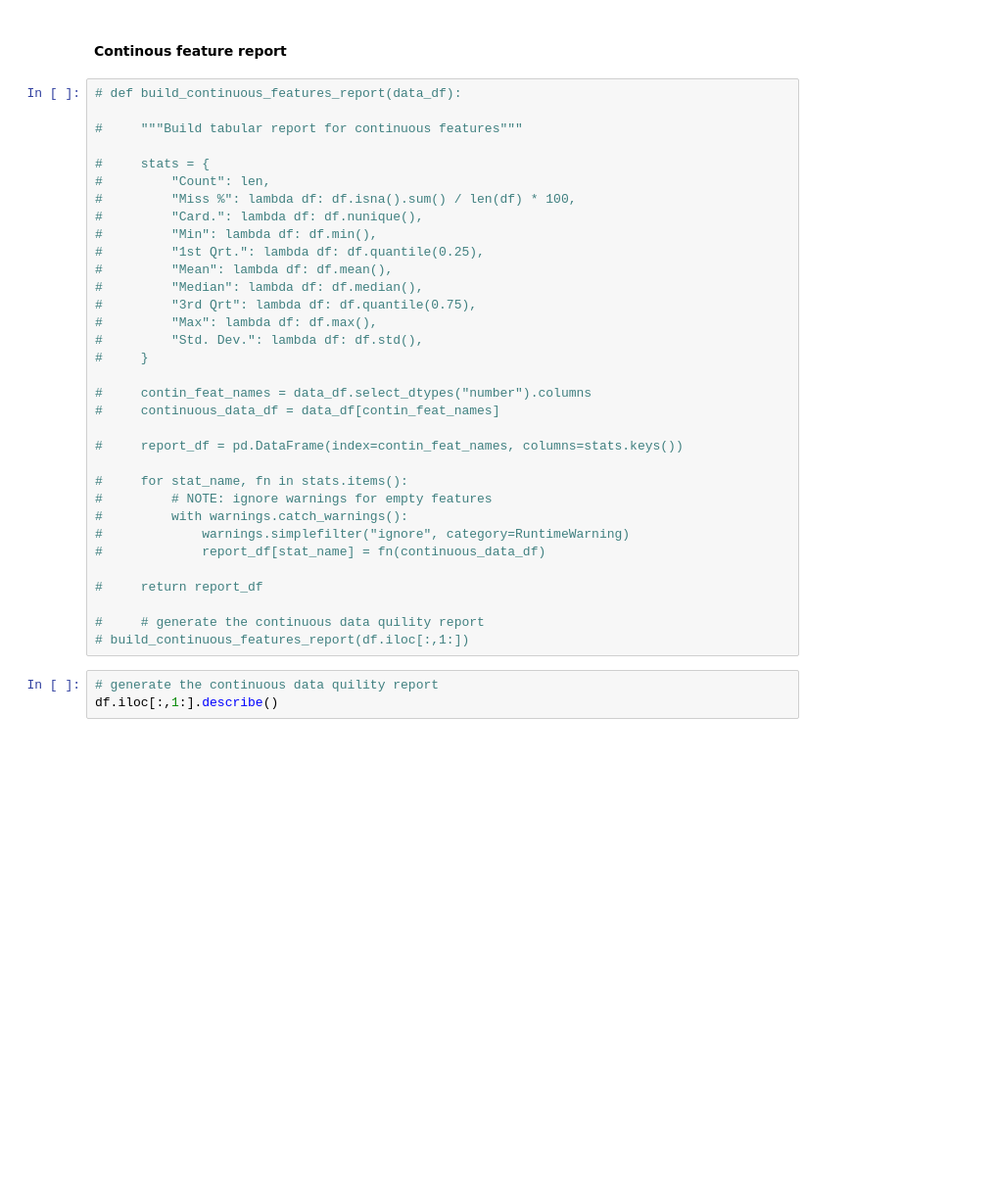
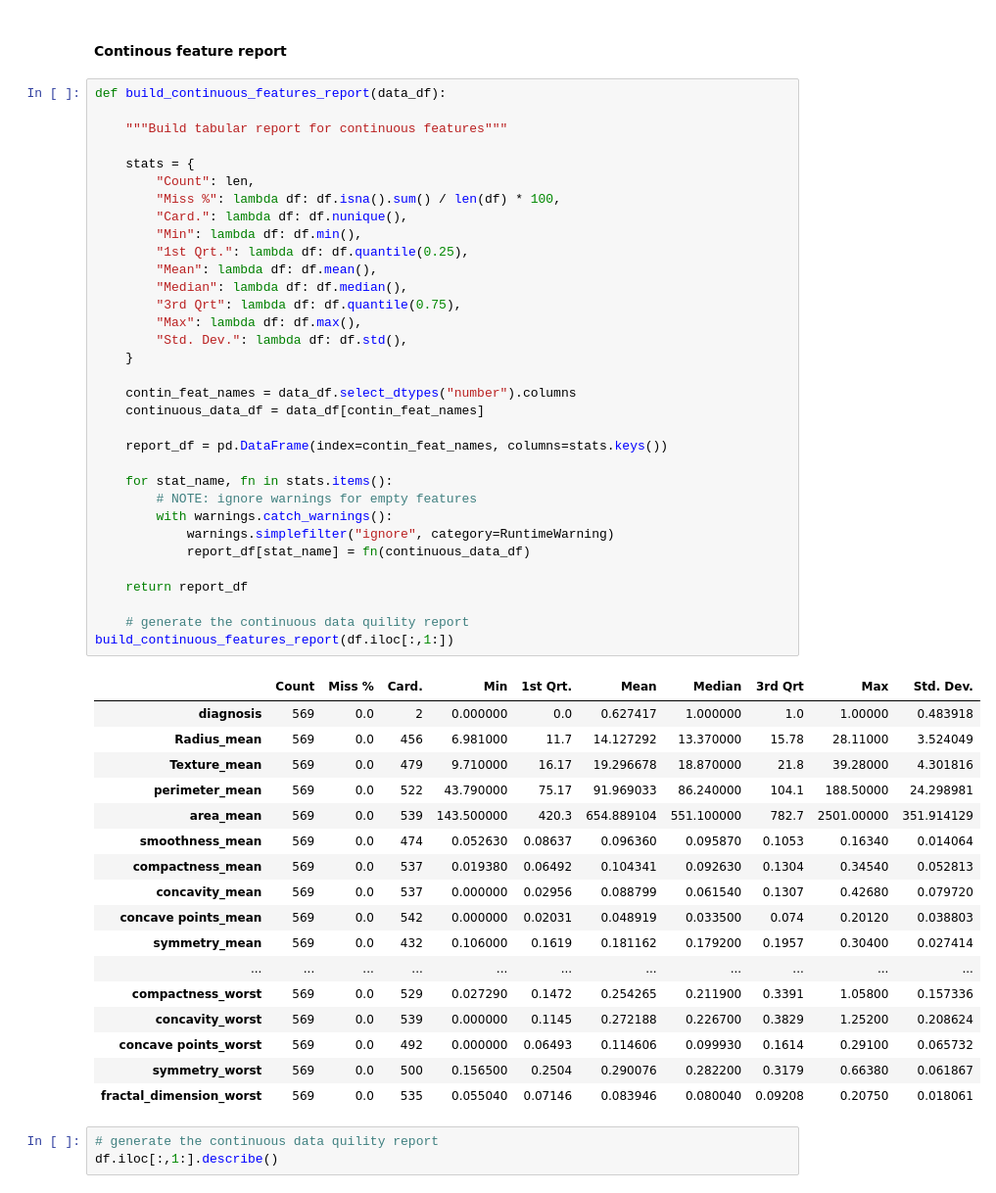
Before and after one commit to xxxxxxxxxie/509_Project, a Jupyter notebook: 509_project.ipynb, the cells around one changed output. Shown at 98% size. Drawn from its saved outputs; the diff is of its cells as text; blank space fills up the shorter version.

```diff
--- a/509_project.ipynb
+++ b/509_project.ipynb
@@ -64,38 +64,56 @@ memory usage: 159.6 KB
 # %% [markdown]
 #### Continous feature report
 # %%
-# def build_continuous_features_report(data_df):
+def build_continuous_features_report(data_df):
 
-#     """Build tabular report for continuous features"""
+    """Build tabular report for continuous features"""
 
-#     stats = {
-#         "Count": len,
-#         "Miss %": lambda df: df.isna().sum() / len(df) * 100,
-#         "Card.": lambda df: df.nunique(),
-#         "Min": lambda df: df.min(),
-#         "1st Qrt.": lambda df: df.quantile(0.25),
-#         "Mean": lambda df: df.mean(),
-#         "Median": lambda df: df.median(),
-#         "3rd Qrt": lambda df: df.quantile(0.75),
-#         "Max": lambda df: df.max(),
-#         "Std. Dev.": lambda df: df.std(),
-#     }
+    stats = {
+        "Count": len,
+        "Miss %": lambda df: df.isna().sum() / len(df) * 100,
+        "Card.": lambda df: df.nunique(),
+        "Min": lambda df: df.min(),
+        "1st Qrt.": lambda df: df.quantile(0.25),
+        "Mean": lambda df: df.mean(),
+        "Median": lambda df: df.median(),
+        "3rd Qrt": lambda df: df.quantile(0.75),
+        "Max": lambda df: df.max(),
+        "Std. Dev.": lambda df: df.std(),
+    }
 
-#     contin_feat_names = data_df.select_dtypes("number").columns
-#     continuous_data_df = data_df[contin_feat_names]
+    contin_feat_names = data_df.select_dtypes("number").columns
+    continuous_data_df = data_df[contin_feat_names]
 
-#     report_df = pd.DataFrame(index=contin_feat_names, columns=stats.keys())
+    report_df = pd.DataFrame(index=contin_feat_names, columns=stats.keys())
 
-#     for stat_name, fn in stats.items():
-#         # NOTE: ignore warnings for empty features
-#         with warnings.catch_warnings():
-#             warnings.simplefilter("ignore", category=RuntimeWarning)
-#             report_df[stat_name] = fn(continuous_data_df)
+    for stat_name, fn in stats.items():
+        # NOTE: ignore warnings for empty features
+        with warnings.catch_warnings():
+            warnings.simplefilter("ignore", category=RuntimeWarning)
+            report_df[stat_name] = fn(continuous_data_df)
 
-#     return report_df
+    return report_df
 
-#     # generate the continuous data quility report
-# build_continuous_features_report(df.iloc[:,1:])
+    # generate the continuous data quility report
+build_continuous_features_report(df.iloc[:,1:])
+# %% [output]
+|  | Count | Miss % | Card. | Min | 1st Qrt. | Mean | Median | 3rd Qrt | Max | Std. Dev. |
+| diagnosis | 569 | 0.0 | 2 | 0.000000 | 0.0 | 0.627417 | 1.000000 | 1.0 | 1.00000 | 0.483918 |
+| Radius_mean | 569 | 0.0 | 456 | 6.981000 | 11.7 | 14.127292 | 13.370000 | 15.78 | 28.11000 | 3.524049 |
+| Texture_mean | 569 | 0.0 | 479 | 9.710000 | 16.17 | 19.296678 | 18.870000 | 21.8 | 39.28000 | 4.301816 |
+| perimeter_mean | 569 | 0.0 | 522 | 43.790000 | 75.17 | 91.969033 | 86.240000 | 104.1 | 188.50000 | 24.298981 |
+| area_mean | 569 | 0.0 | 539 | 143.500000 | 420.3 | 654.889104 | 551.100000 | 782.7 | 2501.00000 | 351.914129 |
+| smoothness_mean | 569 | 0.0 | 474 | 0.052630 | 0.08637 | 0.096360 | 0.095870 | 0.1053 | 0.16340 | 0.014064 |
+| compactness_mean | 569 | 0.0 | 537 | 0.019380 | 0.06492 | 0.104341 | 0.092630 | 0.1304 | 0.34540 | 0.052813 |
+| concavity_mean | 569 | 0.0 | 537 | 0.000000 | 0.02956 | 0.088799 | 0.061540 | 0.1307 | 0.42680 | 0.079720 |
+| concave points_mean | 569 | 0.0 | 542 | 0.000000 | 0.02031 | 0.048919 | 0.033500 | 0.074 | 0.20120 | 0.038803 |
+| symmetry_mean | 569 | 0.0 | 432 | 0.106000 | 0.1619 | 0.181162 | 0.179200 | 0.1957 | 0.30400 | 0.027414 |
+| ... | ... | ... | ... | ... | ... | ... | ... | ... | ... | ... |
+| compactness_worst | 569 | 0.0 | 529 | 0.027290 | 0.1472 | 0.254265 | 0.211900 | 0.3391 | 1.05800 | 0.157336 |
+| concavity_worst | 569 | 0.0 | 539 | 0.000000 | 0.1145 | 0.272188 | 0.226700 | 0.3829 | 1.25200 | 0.208624 |
+| concave points_worst | 569 | 0.0 | 492 | 0.000000 | 0.06493 | 0.114606 | 0.099930 | 0.1614 | 0.29100 | 0.065732 |
+| symmetry_worst | 569 | 0.0 | 500 | 0.156500 | 0.2504 | 0.290076 | 0.282200 | 0.3179 | 0.66380 | 0.061867 |
+| fractal_dimension_worst | 569 | 0.0 | 535 | 0.055040 | 0.07146 | 0.083946 | 0.080040 | 0.09208 | 0.20750 | 0.018061 |
 # %%
 # generate the continuous data quility report
 df.iloc[:,1:].describe()
```
Also changed, not shown: parts of 34 cells of this notebook, 1 other file.
